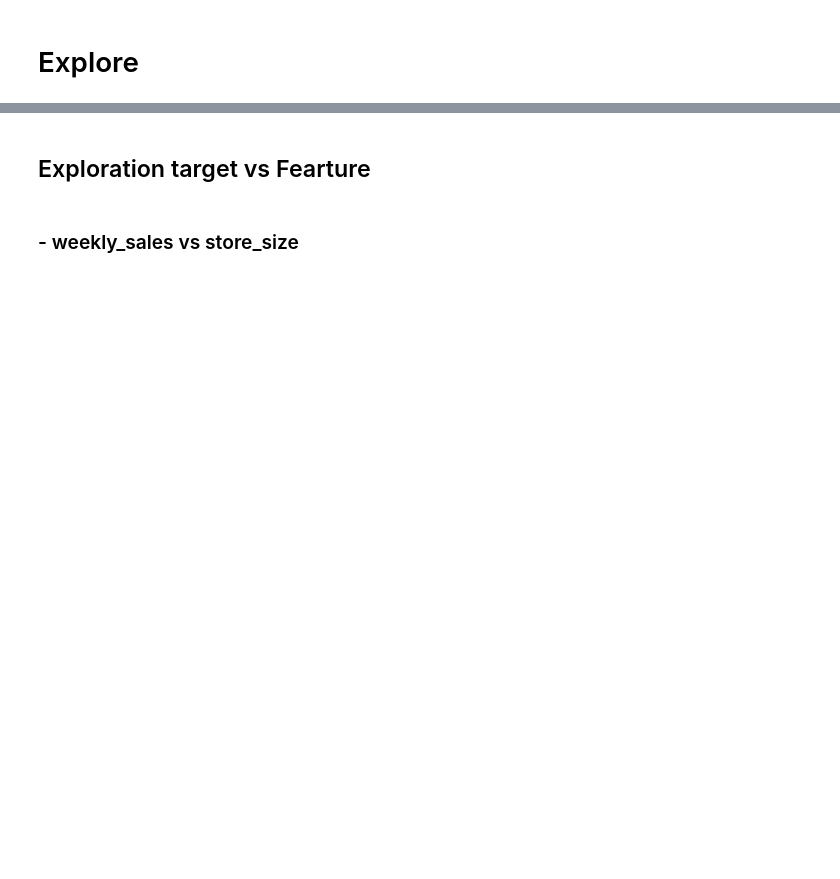
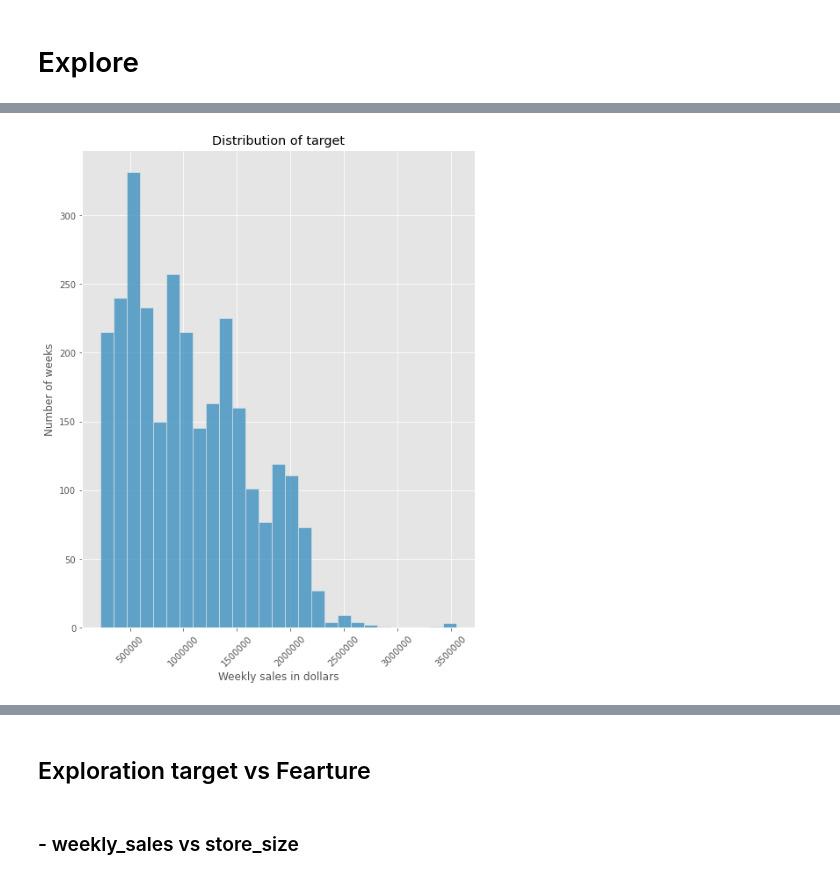
Before and after one commit to Attention-Walmart-Shoppers/capstone, a Jupyter notebook: cindy_initial_notebook.ipynb, the cells around one changed output, grey strips where cells are left out. Cells and saved outputs as stored; diff of their text form; code cells hidden in the pictures; blank space fills up the shorter version.

```diff
--- a/cindy_initial_notebook.ipynb
+++ b/cindy_initial_notebook.ipynb
@@ -334,7 +334,7 @@ def create_multiple_dummies (df, dumm_col = ['holiday_name', 'season', 'store_ty
     df = df.drop(columns = ['no_holiday', 'year'])
     return df
 # %%
-def create_dummies (df, dumm_col = ['holiday_name']):
+def create_dummies (df, dumm_col = ['next_week_holiday_name']):
     '''
     Takes in a df and columns to create dummies.
     retunr the original df with de new columns (dummies)
@@ -401,7 +460,7 @@ df2['tax_season'] = 0
 tax= ['2010-04-02 ', '2010-04-09', '2011-04-01', '2011-04-08', '2012-04-06', '2012-04-13']
 # %%
 #add value 1 for only for the list above
-df2.loc[tax, 'tax_season'] = 1
+#df2.loc[tax, 'tax_season'] = 1
 # %%
 #CHECK THE VALUES
 df2['tax_season'].value_counts()
@@ -421,3 +501,3 @@ num_df.head()
 # %%
 #split using a function
-train, test, X_train, y_train, X_test, y_test = new_wrangle.train_test(num_df, 'weekly_sales')
+train, test, X_train, y_train, X_test, y_test = new_wrangle.train_test(num_df, 'next_week_sales_target')
@@ -592,3 +675,3 @@ df2.shape
 # %%
-train, test,  X_train_scaled, X_test_scaled, y_train, y_test = new_wrangle.split_scale(df2, 'weekly_sales', MinMaxScaler())
+train, test,  X_train_scaled, X_test_scaled, y_train, y_test = new_wrangle.split_scale(df2, 'next_week_sales_target', MinMaxScaler())
 # %% [output]
@@ -649,17 +757,19 @@ train.info()
 # %%
 #explore our target
 plt.figure(figsize=(8, 10))
 sns.histplot(train,
-                 x=train['weekly_sales'],
+                 x=train['next_week_sales_target'],
                  #hue='loan_status',
                  multiple='layer'
                  )
-plt.title("Distribution of Loan Status")
+plt.title("Distribution of target")
 plt.xlabel('Weekly sales in dollars')
 plt.ylabel('Number of weeks')
 plt.xticks(rotation=45)
 plt.ticklabel_format(style = 'plain')
 
 plt.show()
+# %% [output]
+[figure, added]
 # %%
 plt.figure(figsize=(10,6))
```
Also changed, not shown: parts of 75 cells of this notebook.
